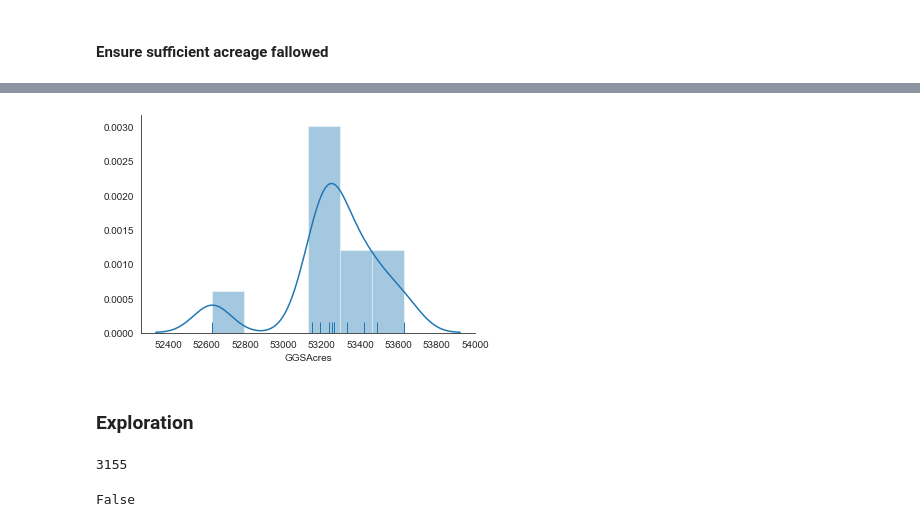
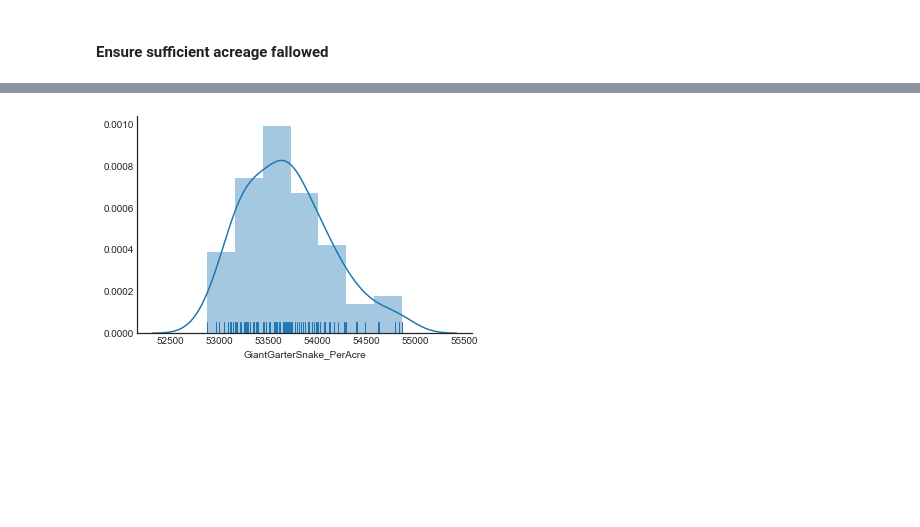
Before and after one commit to eanderson-ei/cv-mbom, a Jupyter notebook: notebooks/greedy-optimization.ipynb, the cells around one changed output, grey strips where cells are left out. Drawn from its saved outputs; the diff is of its cells as text; code cells hidden in the pictures; blank space fills up the shorter version.

```diff
--- a/notebooks/greedy-optimization.ipynb
+++ b/notebooks/greedy-optimization.ipynb
@@ -32,0 +72,2 @@ targets
+# %%
+df['PricePerAcre'] = round(df['FieldCropPrice'] / df['Area'],2)
@@ -33 +76,5 @@ targets
+# %%
+for eco_service in eco_service_cols[2:]: # exclude Recharge and Saved Water
+    new_col = str(eco_service + '_PerAcre')
+    df[new_col] = df[eco_service] / 100 * df['Area']
 # %% [markdown]
@@ -38,2 +82,8 @@ TO DO: Adjust outcome_cols in bootstrap module
 # %% [markdown]
 ### Model Business as Usual Case
+# %%
+# Get list of columns to track for each repetition
+outcome_cols = (['Area', 'FieldCropPrice']
+                + [str(eco_service) for eco_service in eco_service_cols[:2]]
+                + [str(eco_service + '_PerAcre') for eco_service in eco_service_cols[2:]])
+outcome_cols
@@ -52,13 +118,12 @@ TO DO: Adjust outcome_cols in bootstrap module
 
 region = 'KR'
 crop_types = targets.columns
-outcome_cols = ['Area','KitfoxAcres', 'GGSAcres']
 trials = pd.DataFrame(columns=outcome_cols)
 
-for i in range(10):
+for i in range(100):
     df_fallow = pd.DataFrame(columns=df.columns)
     for crop in crop_types:
-        df_crop = df[df['CropX'] == crop]
+        df_crop = df[df['Crop_PPIC'] == crop]
         target = targets.loc[region, crop]
         df_crop_shuffle = df_crop.sample(n=df_crop.shape[0])
         df_crop_shuffle.sort_values('PricePerAcre', inplace=True)
@@ -72,7 +137,7 @@ for i in range(10):
         df_crop_fallow = df_crop_shuffle[df_fallow_bool]
         df_fallow = df_fallow.append(df_crop_fallow, ignore_index=True)
     outcomes = pd.DataFrame(df_fallow[outcome_cols].sum()).T
-    areas = df_fallow[['Area','CropX']].groupby('CropX').sum().T
+    areas = df_fallow[['Area','Crop_PPIC']].groupby('Crop_PPIC').sum().T
     areas.reset_index(drop=True, inplace=True)
     output = pd.concat([outcomes, areas], axis=1, sort=False)
     trials = trials.append(output, ignore_index=True, sort=False)
@@ -106,7 +184,5 @@ sns.despine()
 # %%
-sns.distplot(trials['GGSAcres'], rug=True)
+sns.distplot(trials['GiantGarterSnake_PerAcre'], rug=True)
 sns.despine()
 # %% [output]
-[figure, old version]
+[figure, new version]
-# %% [markdown]
-### Exploration
@@ -115,9 +188,0 @@ df2 = df_crop_shuffle['Area'].cumsum() < target
-# %%
-index = df2[df2!=True].index[0]
-index
-# %% [output]
-3155
-# %%
-df2.loc[index]
-# %% [output]
-False
```
Also changed, not shown: parts of 30 cells of this notebook, 4 other files.
